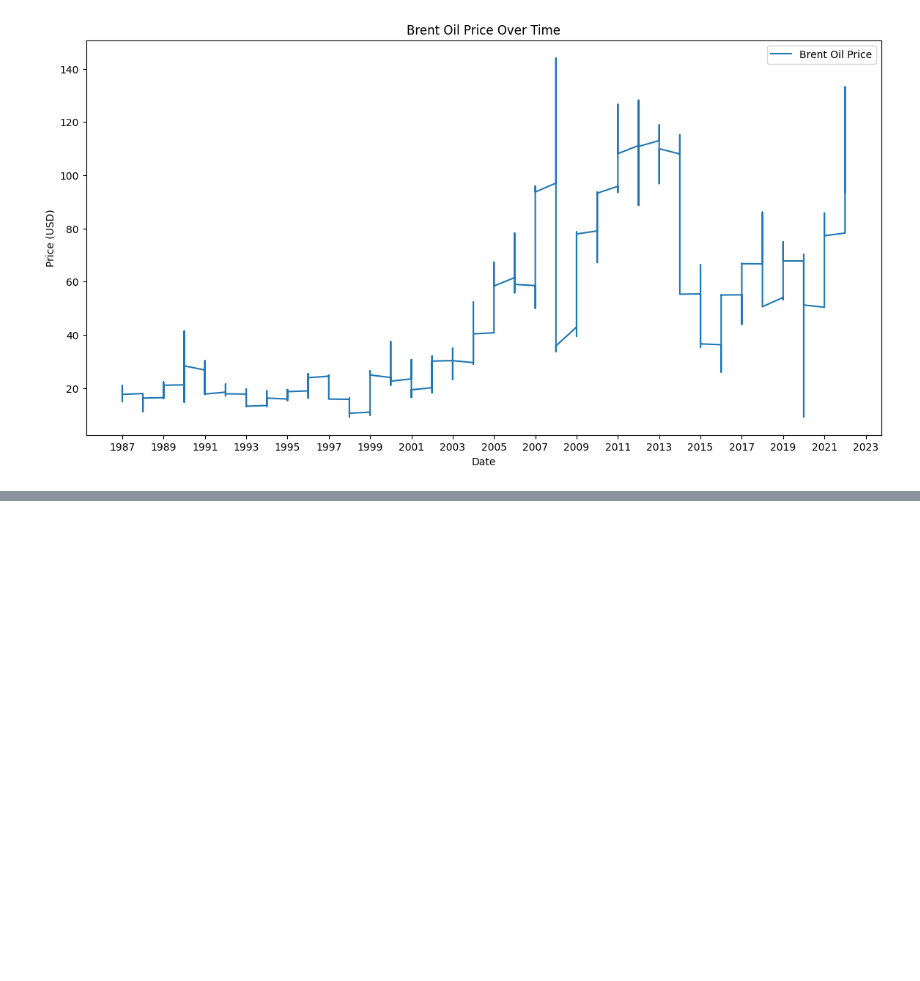
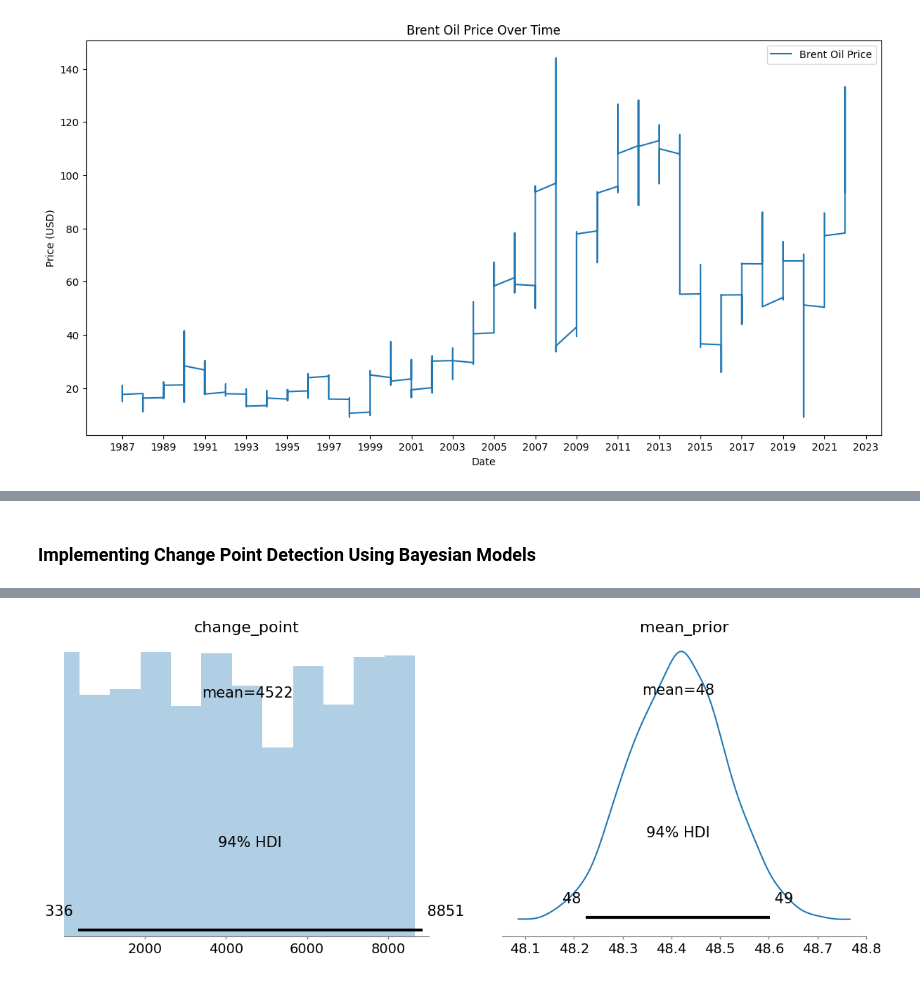
Before and after one commit to hanaDemma/Change_point_analysis_and_statistical_modelling-, a Jupyter notebook: notebooks/changePointAnalyisis.ipynb, the cells around one changed output, grey strips where cells are left out. Cells and saved outputs as stored; diff of their text form; code cells hidden in the pictures; blank space fills up the shorter version.

Commit message:
change point detection

```diff
--- a/notebooks/changePointAnalyisis.ipynb
+++ b/notebooks/changePointAnalyisis.ipynb
@@ -154,0 +202,19 @@ change_point_analysis(data)
+# %% [markdown]
+###  Implementing Change Point Detection Using Bayesian Models
+# %%
+# Bayesian Change Point Detection using PyMC3
+with pm.Model() as model:
+    # Priors
+  mean_prior = pm.Normal('mean_prior', mu=mean_price, sigma=10)
+  change_point = pm.DiscreteUniform('change_point', lower=0, upper=len(data)-1)
+
+    # Likelihood
+  likelihood = pm.Normal('likelihood', mu=mean_prior, sigma=10, observed=data['Price'])
+
+    # Inference
+  trace = pm.sample(1000, tune=1000, cores=2)
+
+# Plot results
+pm.plot_posterior(trace)
+plt.show()
+# %% [output]
@@ -154,0 +223 @@ change_point_analysis(data)
+[figure, added]
```
Also changed, not shown: parts of 22 cells of this notebook, 1 other file.
